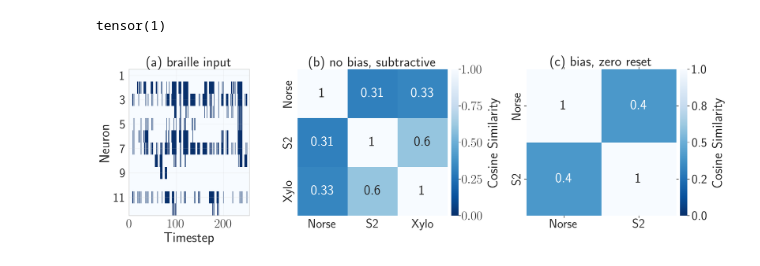
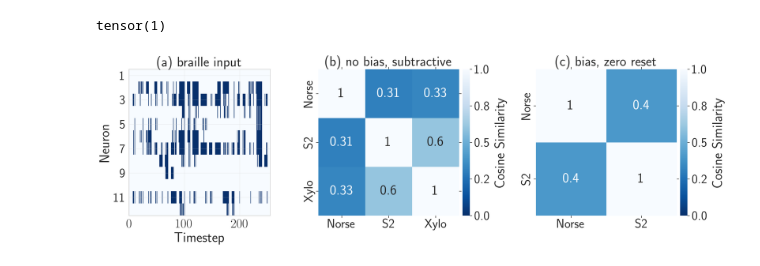
Before and after one commit to neuromorphs/NIR, a Jupyter notebook: paper/03_rnn/plots.ipynb, the cells around one changed output. Drawn from its saved outputs; the diff is of its cells as text; code cells hidden in the pictures.

Commit message:
Updated plots

```diff
--- a/paper/03_rnn/plots.ipynb
+++ b/paper/03_rnn/plots.ipynb
@@ -102,32 +102,32 @@ tensor(1)
 # %%
 plt.style.use("../plots.mplstyle")
 seaborn.set_context("paper", font_scale=3)
 seaborn.set_style("whitegrid")
 
 def plot_similarities(activities, ax):
     divs = calculate_similarities(activities)
     seaborn.heatmap(divs.abs(), ax=ax, cmap="Blues_r", cbar_kws={"pad": 0.02}, annot=True, vmin=0)
 
 f, (a0, a1, a2) = plt.subplots(1, 3, figsize=(18, 5), dpi=300, width_ratios=[0.25, 0.3, 0.3], gridspec_kw={"wspace": 0.3})
 plot_similarities(act_sub, a1)
 plot_similarities(act_zero, a2)
 
 a0.set_title("(a) braille input")
 a1.set_title("(b) no bias, subtractive")
 a2.set_title("(c) bias, zero reset")
 
 a0.imshow(d.T, cmap="Blues", aspect="auto", interpolation="none")
 a0.set_xlabel("Timestep")
 a0.set_ylabel("Neuron")
 a0.set_yticks(range(0, 12, 2), range(1, 13, 2))
 
-a1.collections[0].colorbar.set_label("Cosine Similarity", labelpad=10)
-a2.collections[0].colorbar.set_label("Cosine Similarity", labelpad=10)
-# ax.collections[0].colorbar.ax.yaxis.set_ticks_position("left")
-a2.collections[0].colorbar.ax.yaxis.set_major_formatter(matplotlib.ticker.FormatStrFormatter("%.1f"))
-a2.collections[0].colorbar.ax.tick_params(pad=5)
-a2.xaxis.set_ticks_position("both")
-a2.yaxis.set_ticks_position("both")
+for a in [a1, a2]:
+    a.collections[0].colorbar.set_label("Cosine Similarity", labelpad=10)
+    # ax.collections[0].colorbar.ax.yaxis.set_ticks_position("left")
+    a.collections[0].colorbar.ax.yaxis.set_major_formatter(matplotlib.ticker.FormatStrFormatter("%.1f"))
+    a.collections[0].colorbar.ax.tick_params(pad=5)
+    a.xaxis.set_ticks_position("both")
+    a.yaxis.set_ticks_position("both")
 f.savefig("../figures/rnn_similarity.pdf", bbox_inches="tight")
 # %% [output]
-[figure, old version]
+[figure, new version]
```
Also changed, not shown: 6 other files.
